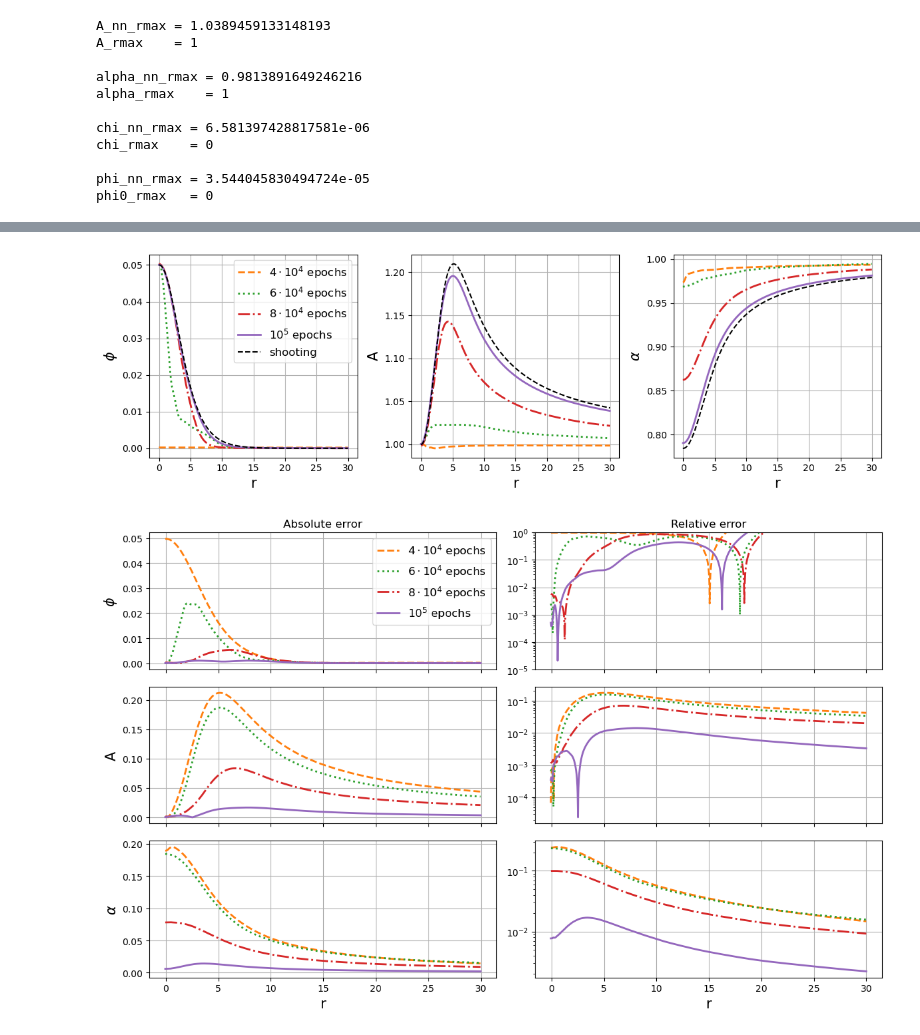
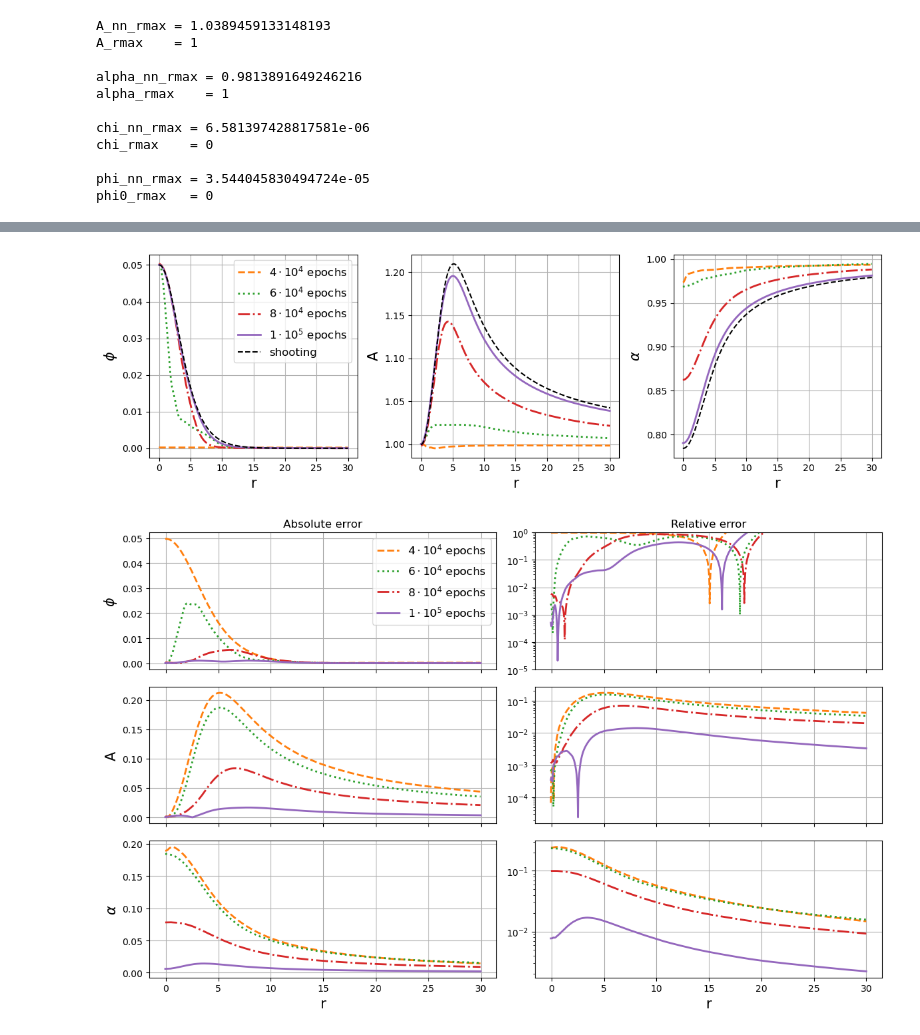
Before and after one commit to ThanasisGiannakopoulos/PINNS_Boson_stars, a Jupyter notebook: notebooks/model_eval.ipynb, the cells around one changed output, grey strips where cells are left out. Saved outputs shown, nothing was run; the diff lists cells and outputs as text; code cells hidden in the pictures.

```diff
--- a/notebooks/model_eval.ipynb
+++ b/notebooks/model_eval.ipynb
@@ -329,11 +367,11 @@ fig, axs = plt.subplots(1,3, figsize=(12, 4))
 
 # phi sols
 
-#axs[0].plot(r, phi_nn1, label=r"$10^5$"+" epochs", lw=2, color="tab:blue",linestyle="-")
+#axs[0].plot(r, phi_nn1, label=r"$4 \cdot 10^4$"+" epochs", lw=2, color="tab:blue",linestyle="-")
 axs[0].plot(r, phi_nn2, label=r"$4 \cdot 10^4$"+" epochs", lw=2, color="tab:orange",linestyle="--")
 axs[0].plot(r, phi_nn3, label=r"$6 \cdot 10^4$"+" epochs", lw=2, color="tab:green",linestyle=":")
 axs[0].plot(r, phi_nn4, label=r"$8 \cdot 10^4$"+" epochs", lw=2, color="tab:red",linestyle="-.")
-axs[0].plot(r, phi_nn5, label=r"$10^5$"+" epochs", lw=2, color="tab:purple",linestyle="-")
+axs[0].plot(r, phi_nn5, label=r"$1 \cdot 10^5$"+" epochs", lw=2, color="tab:purple",linestyle="-")
 axs[0].plot(r, phi_shooting, label="shooting", lw=1.5, color="black",linestyle="--")
 axs[0].grid(True)
 axs[0].set_ylabel(r"$\phi$", fontsize=l_size)
@@ -341,34 +379,34 @@ axs[0].legend(loc="upper right",fontsize=legend_fsize)
 #axs[0].set_xticklabels([])  # Remove x-axis tick label
 axs[0].set_xlabel("r", fontsize=l_size)
 
 # A sols
 #axs[1].plot(r, A_nn1, lw=2, color="tab:blue",linestyle="-")
 axs[1].plot(r, A_nn2, lw=2, color="tab:orange",linestyle="--")
 axs[1].plot(r, A_nn3, lw=2, color="tab:green",linestyle=":")
 axs[1].plot(r, A_nn4, lw=2, color="tab:red",linestyle="-.")
 axs[1].plot(r, A_nn5, lw=2, color="tab:purple",linestyle="-")
 axs[1].plot(r, A_shooting, lw=1.5, color="black",linestyle="--")
 axs[1].grid(True)
 axs[1].set_ylabel("A", fontsize=l_size)
 #axs[1].set_xticklabels([])  # Remove x-axis tick label
 axs[1].set_xlabel("r", fontsize=l_size)
 
 # alpha sol
 #axs[2].plot(r, alpha_nn1, lw=2, color="tab:blue",linestyle="-")
 axs[2].plot(r, alpha_nn2, lw=2, color="tab:orange",linestyle="--")
 axs[2].plot(r, alpha_nn3, lw=2, color="tab:green",linestyle=":")
 axs[2].plot(r, alpha_nn4, lw=2, color="tab:red",linestyle="-.")
 axs[2].plot(r, alpha_nn5, lw=2, color="tab:purple",linestyle="-")
 axs[2].plot(r, alpha_shooting, lw=1.5, color="black",linestyle="--")
 axs[2].grid(True)
 axs[2].set_ylabel(r"$\alpha$", fontsize=l_size)
 axs[2].set_xlabel("r", fontsize=l_size)
 
 plt.tight_layout(rect=[0, 0, 1, 0.96])
 
 plt.savefig(out_dir+"solutions.pdf")
 # %% [output]
-[figure, old version]
+[figure, new version]
 # %%
 def err(nn_sol, shooting_sol):
     return np.abs(nn_sol.flatten() - shooting_sol), np.abs(nn_sol.flatten() - shooting_sol)/np.abs(shooting_sol)
@@ -407,11 +445,11 @@ fig, axs = plt.subplots(3, 2, figsize=(12, 8))
 # phi error
 
 axs[0,0].set_title("Absolute error")
-#axs[0,0].plot(r, nn1_abs_phi_err, label=r"$10^5$"+" epochs", lw=2, color="tab:blue",linestyle="-")
+#axs[0,0].plot(r, nn1_abs_phi_err, label=r"$4 \cdot 10^4$"+" epochs", lw=2, color="tab:blue",linestyle="-")
 axs[0,0].plot(r, nn2_abs_phi_err, label=r"$4 \cdot 10^4$"+" epochs", lw=2, color="tab:orange",linestyle="--")
 axs[0,0].plot(r, nn3_abs_phi_err, label=r"$6 \cdot 10^4$"+" epochs", lw=2, color="tab:green",linestyle=":")
 axs[0,0].plot(r, nn4_abs_phi_err, label=r"$8 \cdot 10^4$"+" epochs", lw=2, color="tab:red",linestyle="-.")
-axs[0,0].plot(r, nn5_abs_phi_err, label=r"$10^5$"+" epochs", lw=2, color="tab:purple",linestyle="-")
+axs[0,0].plot(r, nn5_abs_phi_err, label=r"$1 \cdot 10^5$"+" epochs", lw=2, color="tab:purple",linestyle="-")
 axs[0,0].grid(True)
 axs[0,0].set_ylabel(r"$\phi$", fontsize=l_size)
 axs[0,0].legend(loc="upper right",fontsize=legend_fsize)
@@ -470,10 +508,6 @@ axs[2,1].set_xlabel("r", fontsize=l_size)
 
 plt.tight_layout(rect=[0, 0, 1, 0.96])
 
-out_dir = dir+"/plots/"
-if not os.path.exists(out_dir):
-    os.makedirs(out_dir)
-
 plt.savefig(out_dir+"errors.pdf")
 # %% [output]
-[figure, old version]
+[figure, new version]
```
Also changed, not shown: parts of 18 cells of this notebook, 1 other file.
